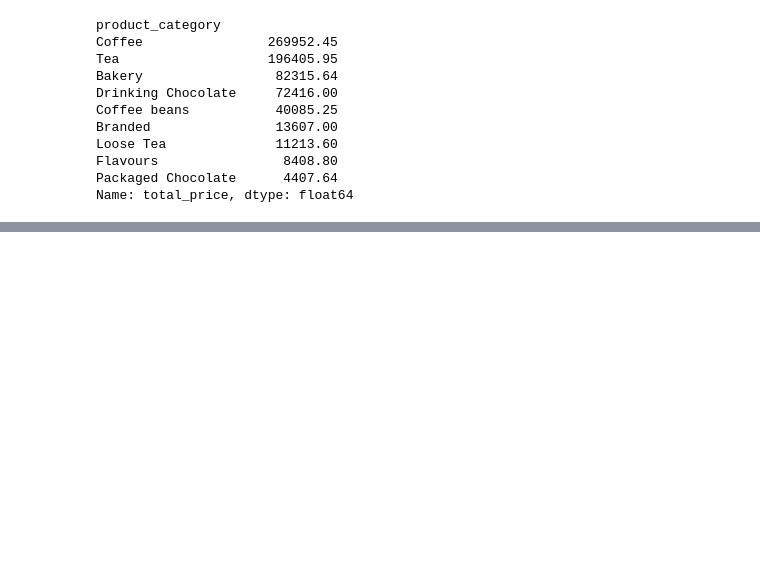
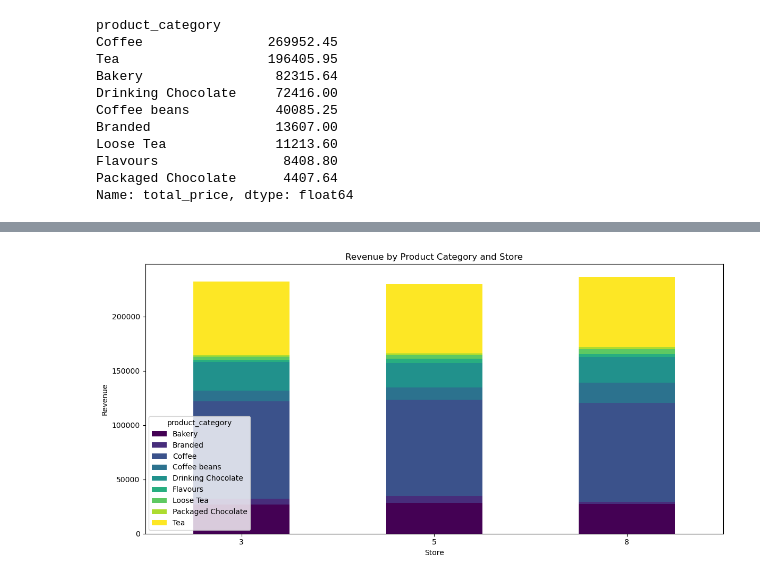
Before and after one commit to victorhrls/Coffee_Shop, a Jupyter notebook: analytics.ipynb, the cells around one changed output, grey strips where cells are left out. Saved outputs shown, nothing was run; the diff lists cells and outputs as text; code cells hidden in the pictures; blank space fills up the shorter version.

```diff
--- a/analytics.ipynb
+++ b/analytics.ipynb
@@ -130,0 +200,20 @@ Name: total_price, dtype: float64
+# %%
+# Now by store
+
+revenue_by_store_product = (
+    coffee.groupby(['store_id', 'product_category'])['total_price']
+    .sum()
+    .unstack()
+    .fillna(0)
+)
+
+# Plotting stacked bar chart
+revenue_by_store_product.plot(kind='bar', stacked=True, figsize=(12, 6), cmap='viridis')
+plt.title('Revenue by Product Category and Store')
+plt.xlabel('Store')
+plt.ylabel('Revenue')
+plt.xticks(rotation=0)
+plt.tight_layout()
+plt.show()
+# %% [output]
+[figure, added]
```
Also changed, not shown: parts of 7 cells of this notebook.
